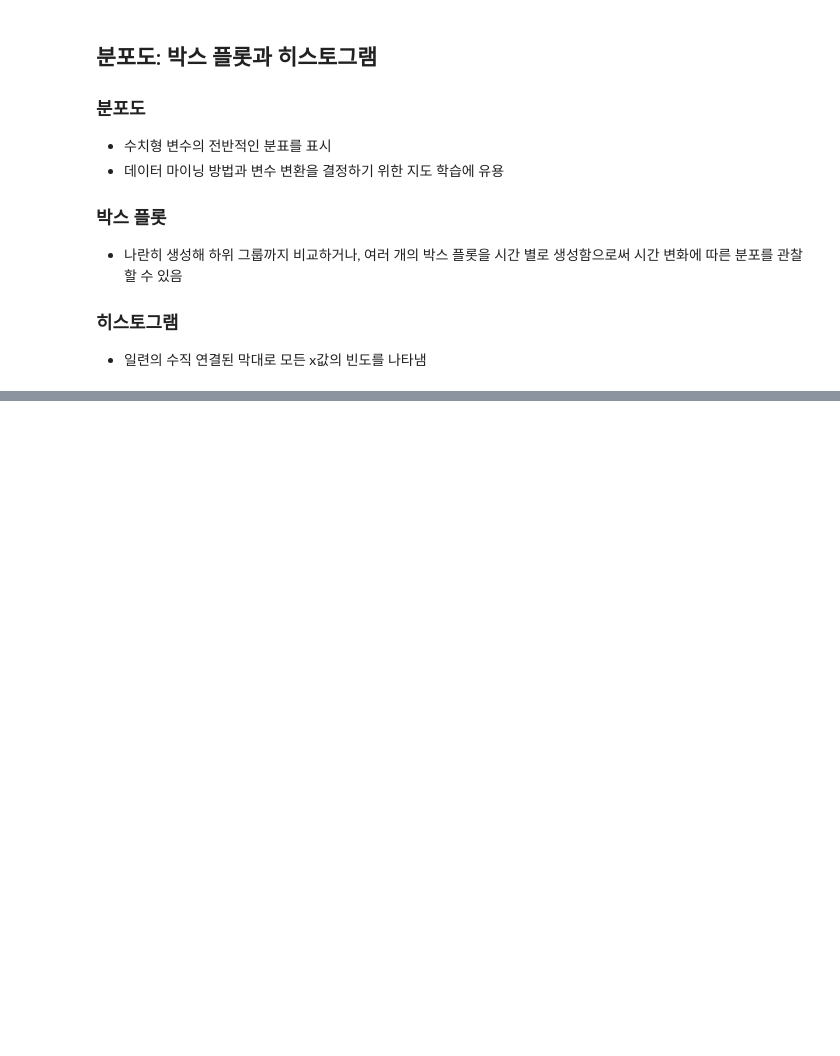
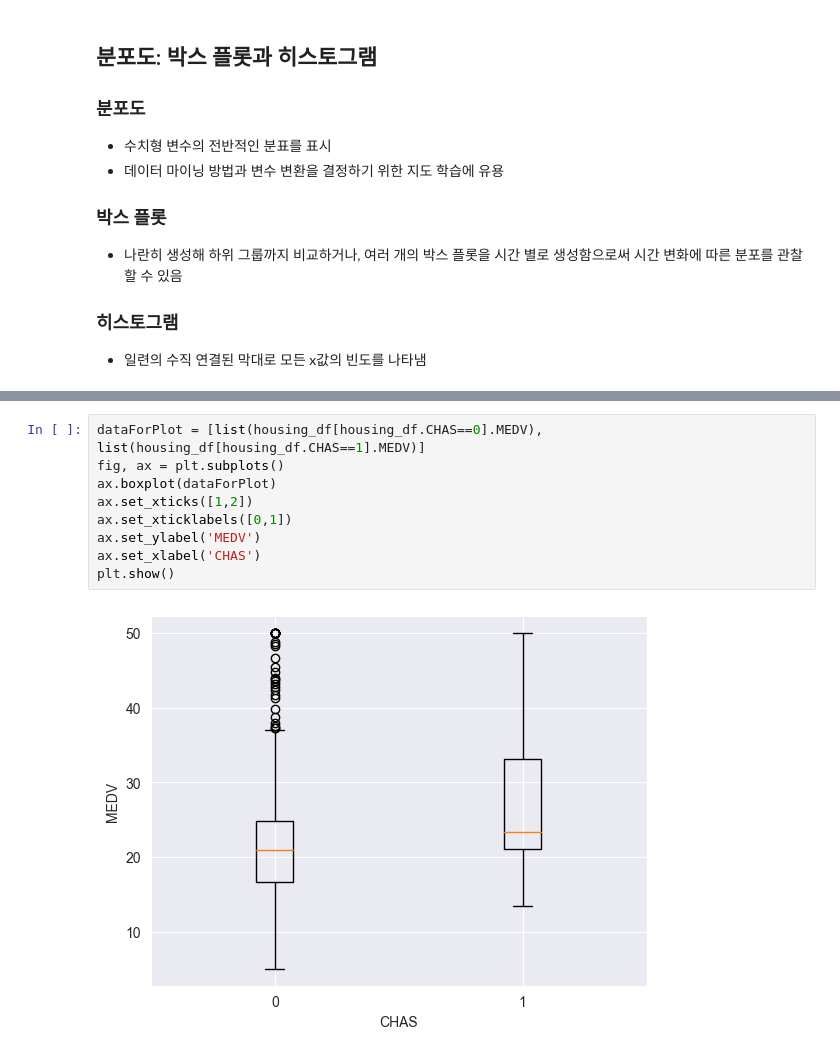
Before and after one commit to JunheeChoi/dm_class, a Jupyter notebook: 0314_dmclass.ipynb, the cells around one changed output, grey strips where cells are left out. Cells and saved outputs as stored; diff of their text form; blank space fills up the shorter version.

```diff
--- a/0314_dmclass.ipynb
+++ b/0314_dmclass.ipynb
@@ -947,0 +952,11 @@ plt.show()
+# %%
+dataForPlot = [list(housing_df[housing_df.CHAS==0].MEDV), list(housing_df[housing_df.CHAS==1].MEDV)]
+fig, ax = plt.subplots()
+ax.boxplot(dataForPlot)
+ax.set_xticks([1,2])
+ax.set_xticklabels([0,1])
+ax.set_ylabel('MEDV')
+ax.set_xlabel('CHAS')
+plt.show()
+# %% [output]
+[figure, added]
```
Also changed, not shown: parts of 39 cells of this notebook.
